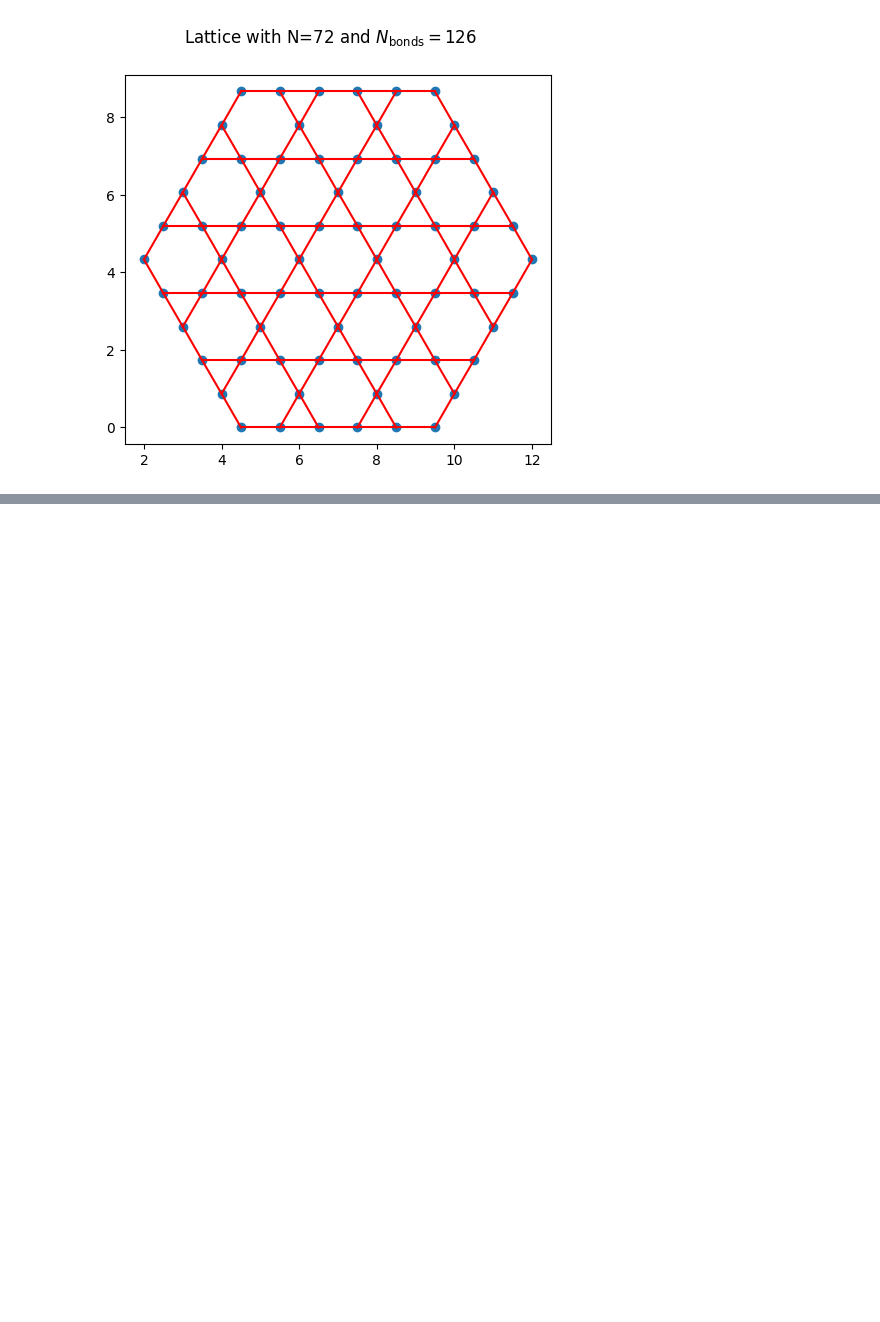
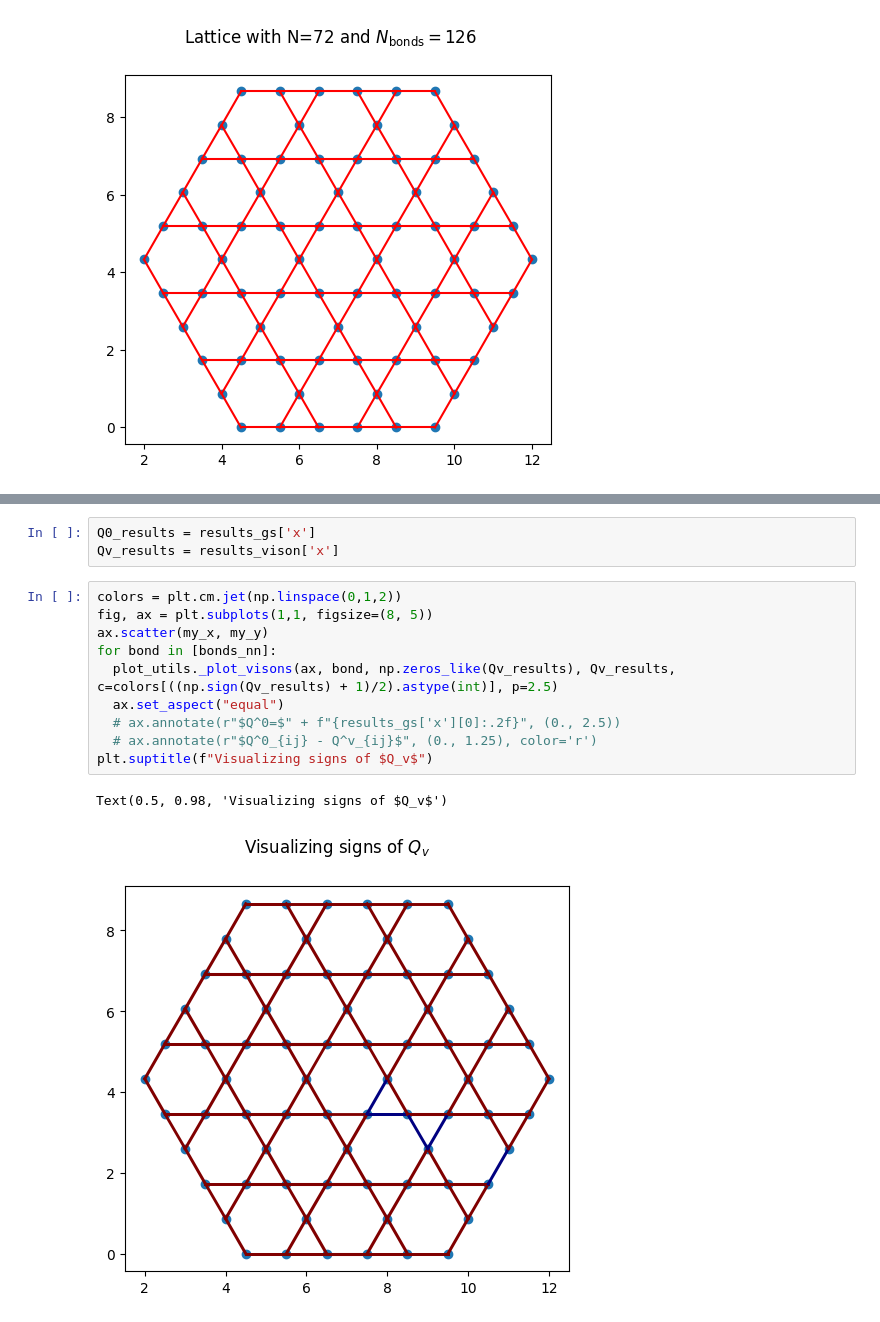
Before and after one commit to teng10/rydberg-vison, a Jupyter notebook: wip.ipynb, the cells around one changed output, grey strips where cells are left out. Saved outputs shown, nothing was run; the diff lists cells and outputs as text; blank space fills up the shorter version.

```diff
--- a/wip.ipynb
+++ b/wip.ipynb
@@ -212,0 +351,16 @@ for i, ebs in enumerate(ListEB_comb):
+# %%
+Q0_results = results_gs['x']
+Qv_results = results_vison['x']
+# %%
+colors = plt.cm.jet(np.linspace(0,1,2))
+fig, ax = plt.subplots(1,1, figsize=(8, 5))
+ax.scatter(my_x, my_y)
+for bond in [bonds_nn]:
+  plot_utils._plot_visons(ax, bond, np.zeros_like(Qv_results), Qv_results, c=colors[((np.sign(Qv_results) + 1)/2).astype(int)], p=2.5)
+  ax.set_aspect("equal")
+  # ax.annotate(r"$Q^0=$" + f"{results_gs['x'][0]:.2f}", (0., 2.5))
+  # ax.annotate(r"$Q^0_{ij} - Q^v_{ij}$", (0., 1.25), color='r')
+plt.suptitle(f"Visualizing signs of $Q_v$")
+# %% [output]
+Text(0.5, 0.98, 'Visualizing signs of $Q_v$')
+[figure, added]
```
Also changed, not shown: parts of 22 cells of this notebook, 2 other files.
